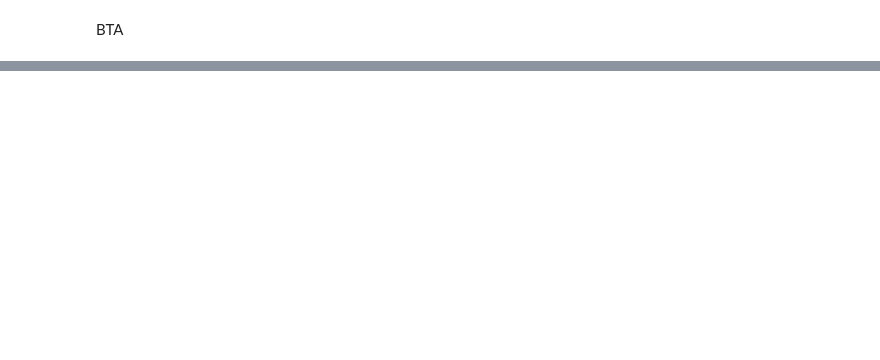
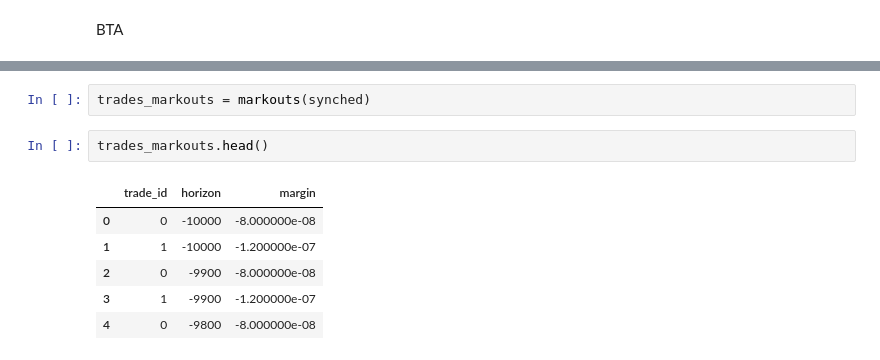
Before and after one commit to victorsnchz/FX_PNLs, a Jupyter notebook: assignment.ipynb, the cells around one changed output, grey strips where cells are left out. Drawn from its saved outputs; the diff is of its cells as text; blank space fills up the shorter version.

```diff
--- a/assignment.ipynb
+++ b/assignment.ipynb
@@ -68,0 +299,11 @@ BTA
+# %%
+trades_markouts = markouts(synched)
+# %%
+trades_markouts.head()
+# %% [output]
+|  | trade_id | horizon | margin |
+| 0 | 0 | -10000 | -8.000000e-08 |
+| 1 | 1 | -10000 | -1.200000e-07 |
+| 2 | 0 | -9900 | -8.000000e-08 |
+| 3 | 1 | -9900 | -1.200000e-07 |
+| 4 | 0 | -9800 | -8.000000e-08 |
```
Also changed, not shown: parts of 12 cells of this notebook.
